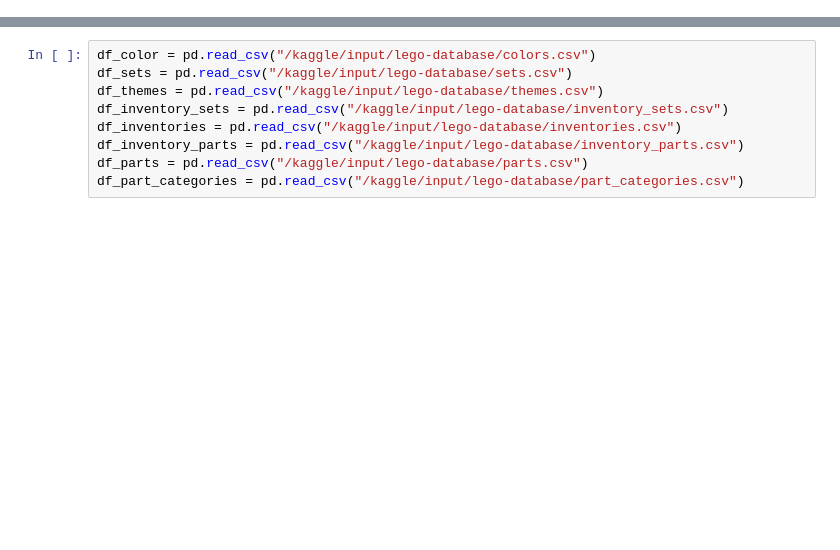
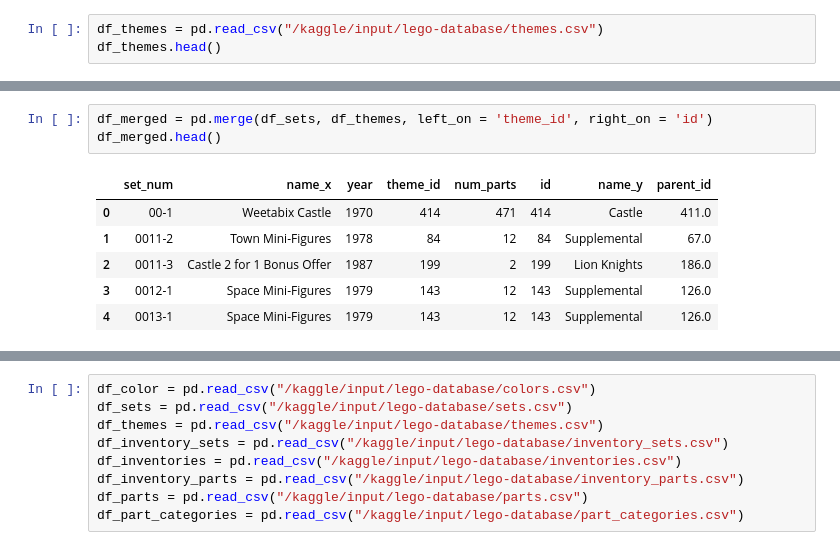
Before and after one commit to t-lambert/LEGO, a Jupyter notebook: 1_LEGO's_colors.ipynb, the cells around one changed output, grey strips where cells are left out. Drawn from its saved outputs; the diff is of its cells as text; blank space fills up the shorter version.

```diff
--- a/1_LEGO's_colors.ipynb
+++ b/1_LEGO's_colors.ipynb
@@ -7,0 +78,3 @@ warnings.filterwarnings('ignore')
+# %%
+df_themes = pd.read_csv("/kaggle/input/lego-database/themes.csv")
+df_themes.head()
@@ -7,0 +88,10 @@ warnings.filterwarnings('ignore')
+# %%
+df_merged = pd.merge(df_sets, df_themes, left_on = 'theme_id', right_on = 'id')
+df_merged.head()
+# %% [output]
+|  | set_num | name_x | year | theme_id | num_parts | id | name_y | parent_id |
+| 0 | 00-1 | Weetabix Castle | 1970 | 414 | 471 | 414 | Castle | 411.0 |
+| 1 | 0011-2 | Town Mini-Figures | 1978 | 84 | 12 | 84 | Supplemental | 67.0 |
+| 2 | 0011-3 | Castle 2 for 1 Bonus Offer | 1987 | 199 | 2 | 199 | Lion Knights | 186.0 |
+| 3 | 0012-1 | Space Mini-Figures | 1979 | 143 | 12 | 143 | Supplemental | 126.0 |
+| 4 | 0013-1 | Space Mini-Figures | 1979 | 143 | 12 | 143 | Supplemental | 126.0 |
```
Also changed, not shown: parts of 17 cells of this notebook.
